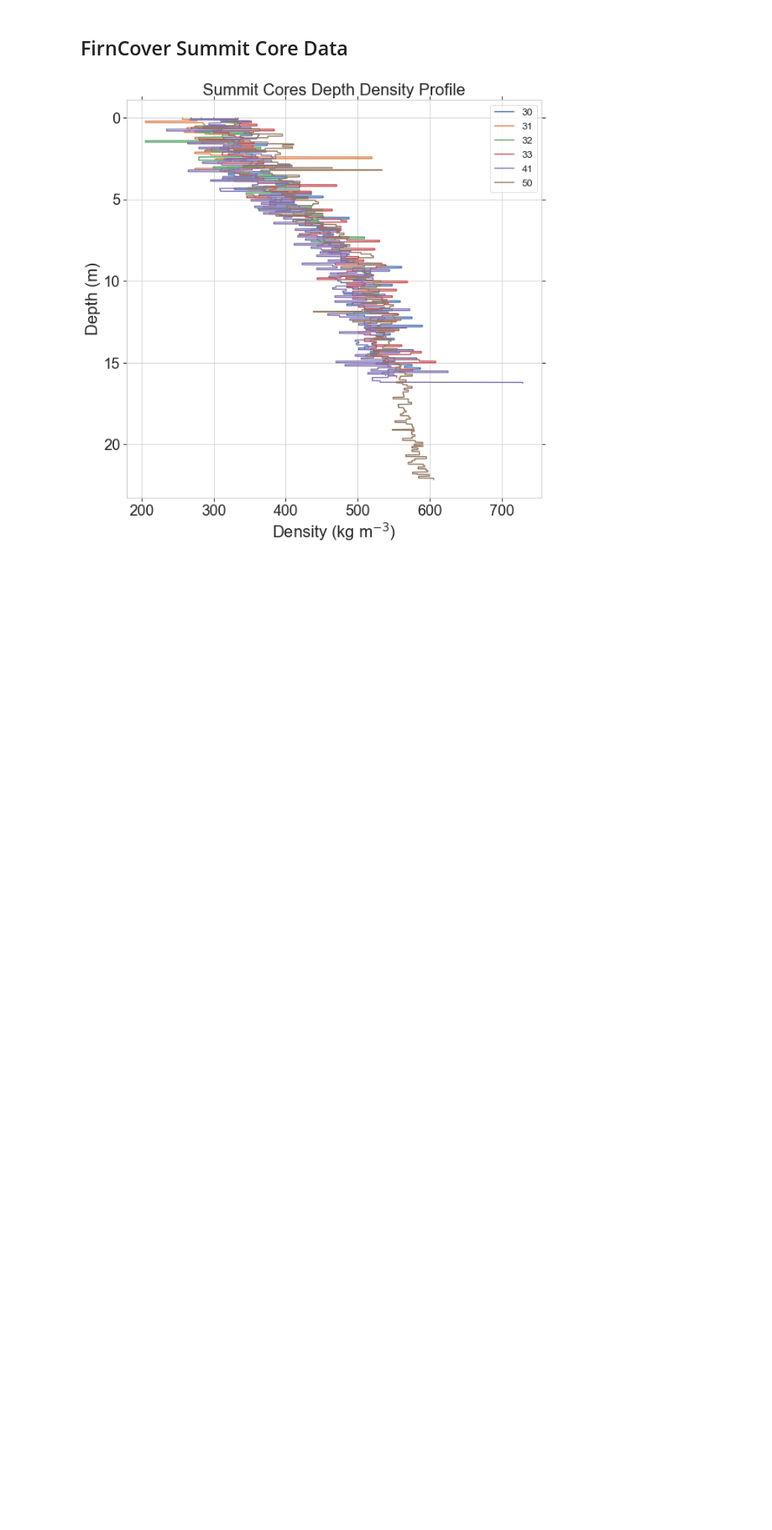
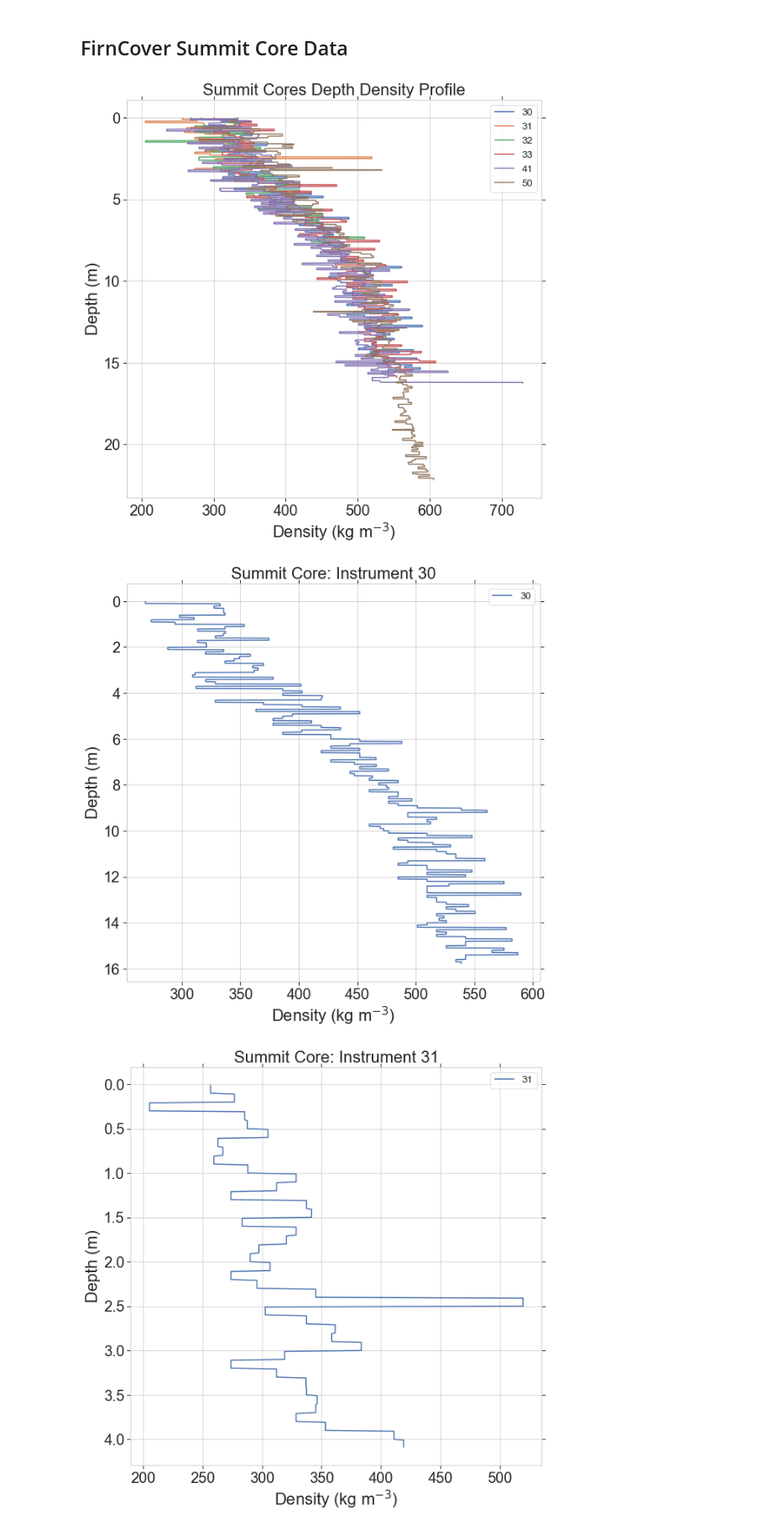
Before and after one commit to maximusjstevens/firncover, a Jupyter notebook: Summit_Model_Comp.ipynb, the cells around one changed output. Shown at 84% size. Drawn from its saved outputs; the diff is of its cells as text; code cells hidden in the pictures; blank space fills up the shorter version.

```diff
--- a/Summit_Model_Comp.ipynb
+++ b/Summit_Model_Comp.ipynb
@@ -433,17 +477,20 @@ f1.savefig(figfilename)
 # %%
 ## Plot the summit core depth-density profiles individually
 
-# Summit_cores = pd.read_pickle('FC_SummitCores.pkl')
-# core_numbers = Summit_cores.index.get_level_values(0).unique() #unique core numbers
-# core_dict = {}
-# for core_num in core_numbers:
-#     f1,a1 = plt.subplots(figsize=(9,9))
-#     core_to_plot = Summit_cores.loc[core_num]
-#     a1.plot(core_to_plot['density'], core_to_plot['depth'], label = core_num)
-#     a1.set_title(f'Summit Core Instrument {core_num}')
-#     a1.set_xlabel('Density (kg m$^{-3}$)')
-#     a1.set_ylabel('Depth (m)')
-#     a1.legend()
-#     figfilename = f'Core_{core_num}_Depth_Density.png'
-#     f1.savefig(figfilename)
-# a1.invert_yaxis()
+Summit_cores = pd.read_pickle('FC_SummitCores.pkl')
+core_numbers = Summit_cores.index.get_level_values(0).unique() #unique core numbers
+core_dict = {}
+for core_num in core_numbers:
+    f1,a1 = plt.subplots(figsize=(9,9))
+    core_to_plot = Summit_cores.loc[core_num]
+    a1.plot(core_to_plot['density'], core_to_plot['depth'], label = core_num)
+    a1.set_title(f'Summit Core: Instrument {core_num}')
+    a1.set_xlabel('Density (kg m$^{-3}$)')
+    a1.set_ylabel('Depth (m)')
+    a1.legend()
+    figfilename = f'Tplus{t_adjust}_Core_{core_num}_Depth_Density.png'
+    f1.savefig(figfilename)
+    a1.invert_yaxis()
+# %% [output]
+[figure, added]
+[figure, added]
```
Also changed, not shown: parts of 13 cells of this notebook.
